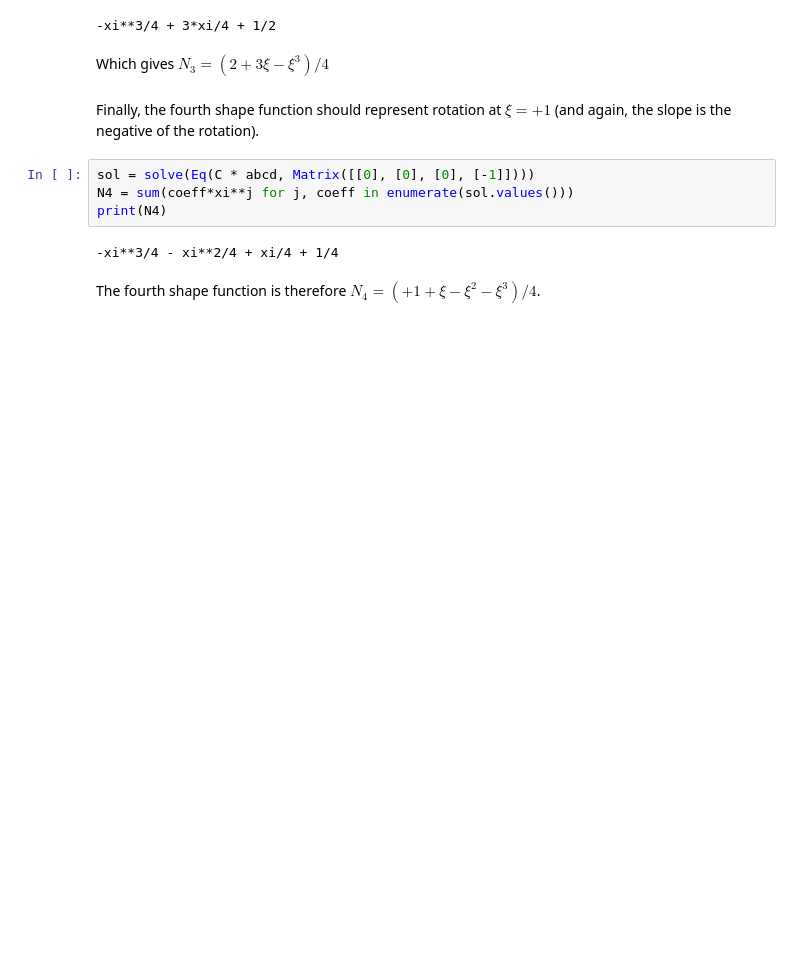
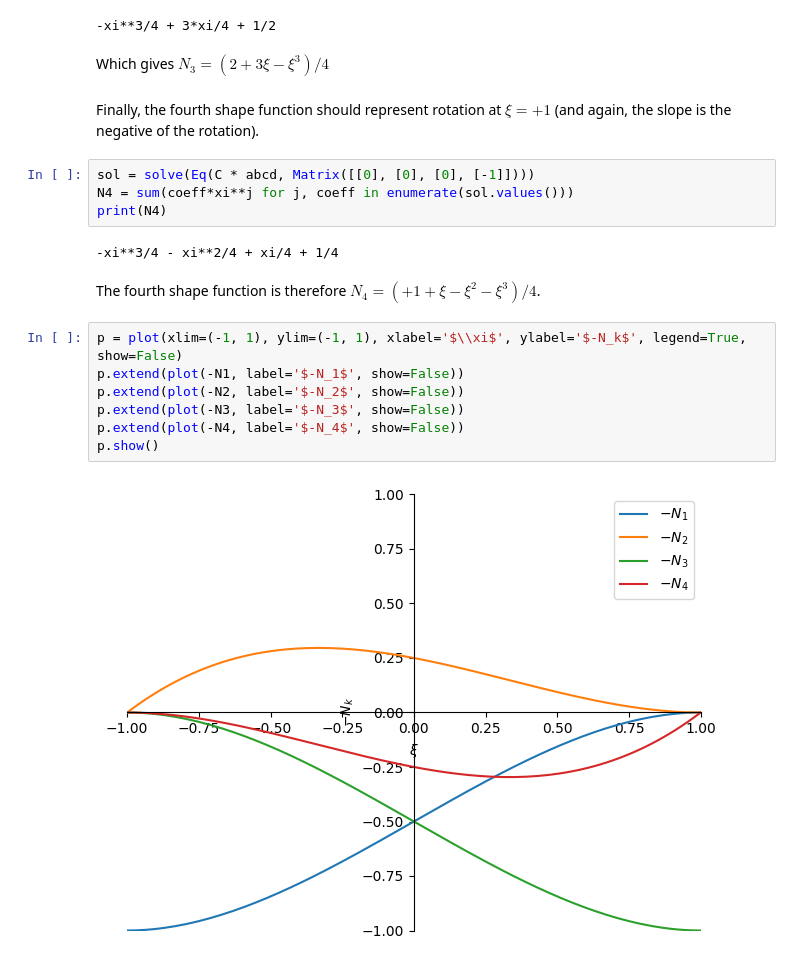
Before and after one commit to nahteoh/pystran, a Jupyter notebook: derivations/beam_shape.ipynb, the cells around one changed output. Drawn from its saved outputs; the diff is of its cells as text; blank space fills up the shorter version.

```diff
--- a/derivations/beam_shape.ipynb
+++ b/derivations/beam_shape.ipynb
@@ -116,3 +118,12 @@ print(N4)
 -xi**3/4 - xi**2/4 + xi/4 + 1/4
 # %% [markdown]
 The fourth shape function is therefore $N_4=(+1+\xi-\xi^2-\xi^3)/4$.
+# %%
+p = plot(xlim=(-1, 1), ylim=(-1, 1), xlabel='$\\xi$', ylabel='$-N_k$', legend=True, show=False)
+p.extend(plot(-N1, label='$-N_1$', show=False))
+p.extend(plot(-N2, label='$-N_2$', show=False))
+p.extend(plot(-N3, label='$-N_3$', show=False))
+p.extend(plot(-N4, label='$-N_4$', show=False))
+p.show()
+# %% [output]
+[figure, added]
```
Also changed, not shown: parts of 1 cell of this notebook, 1 other file.
